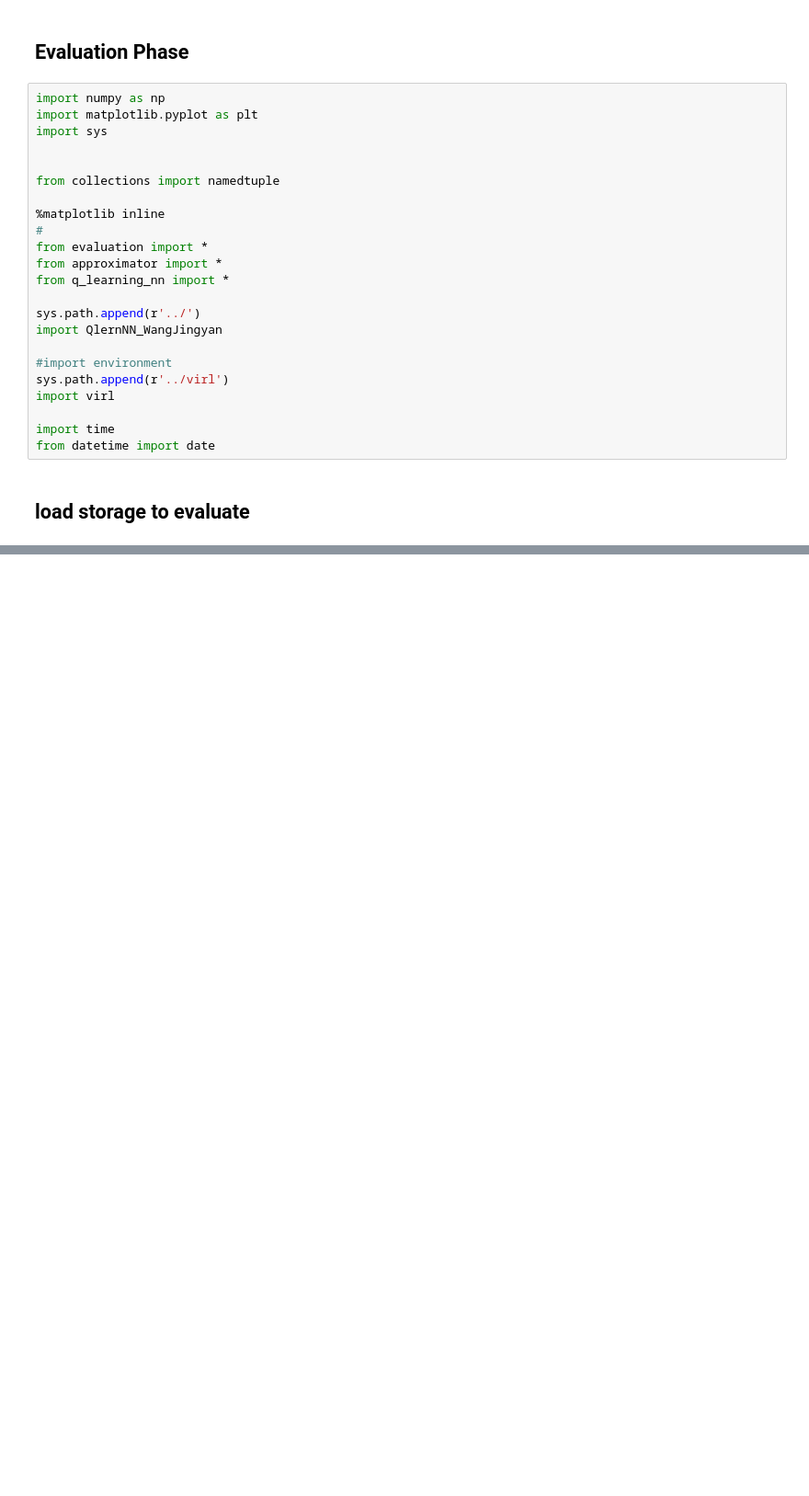
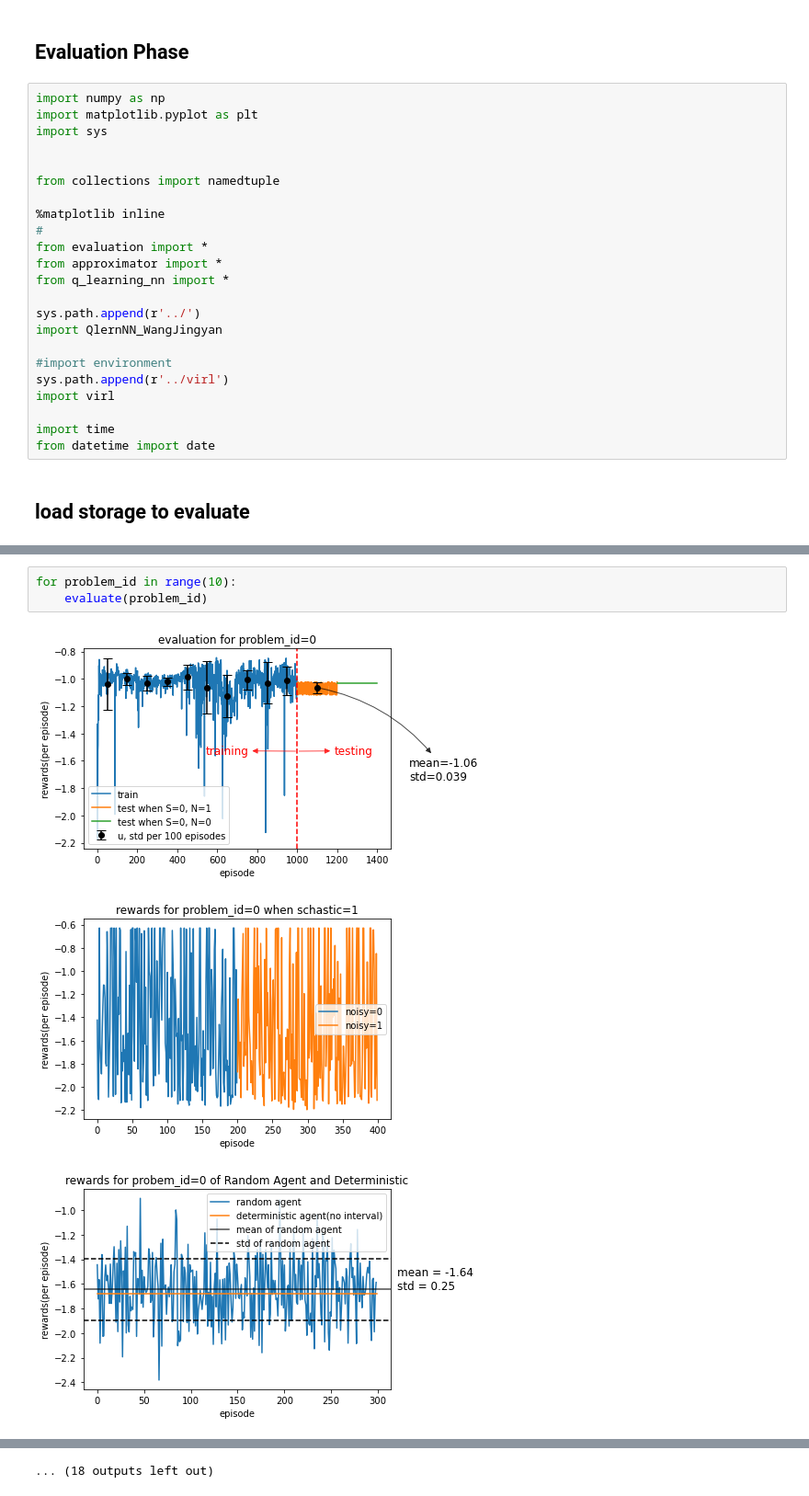
Before and after one commit to WayenVan/CovidResponesReinforcement, a Jupyter notebook: QlernNN_WangJingyan/run_eval.ipynb, the cells around one changed output, grey strips where cells are left out. Shown at 92% size. Saved outputs shown, nothing was run; the diff lists cells and outputs as text; blank space fills up the shorter version.

```diff
--- a/QlernNN_WangJingyan/run_eval.ipynb
+++ b/QlernNN_WangJingyan/run_eval.ipynb
@@ -130,0 +28,7 @@ plt.legend()
+# %%
+for problem_id in range(10):
+    evaluate(problem_id)
+# %% [output]
+[figure, added]
+[figure, added]
+[figure, added]
@@ -130,0 +44 @@ plt.legend()
+... (18 outputs left out)
```
Also changed, not shown: parts of 2 cells of this notebook, 1 other file.
